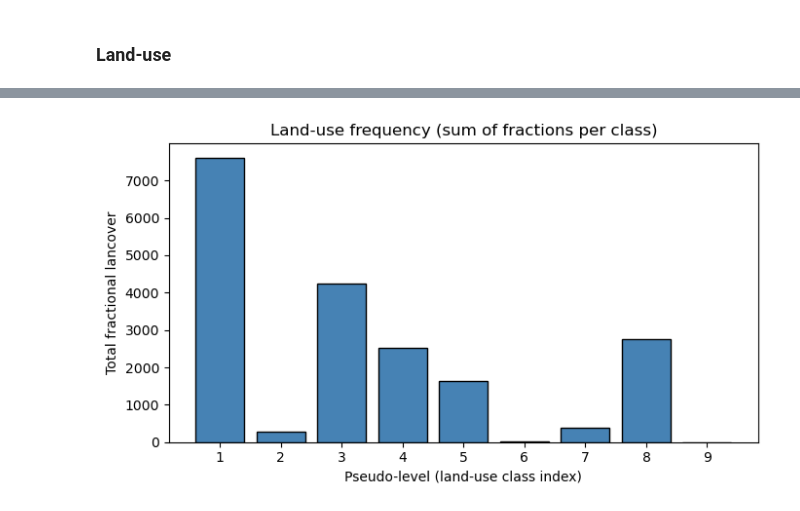
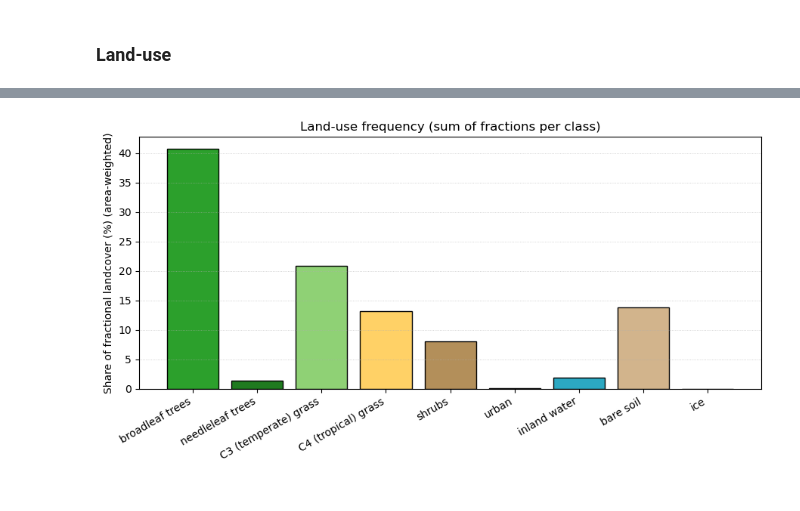
Before and after one commit to GATES-Lab/GATES_LPDM_emulator, a Jupyter notebook: vis/characterisation_jeff.ipynb, the cells around one changed output, grey strips where cells are left out. Saved outputs shown, nothing was run; the diff lists cells and outputs as text; code cells hidden in the pictures.

Commit message:
In land use chart, use Elena's land-use labels, use nice colurs, add area weighting and percentages

```diff
--- a/vis/characterisation_jeff.ipynb
+++ b/vis/characterisation_jeff.ipynb
@@ -641,7 +545,0 @@ def plot_landuse_frequency(
-# %%
-fig, ax, freq = plot_landuse_frequency(data,
-                                       #outfile="landuse_frequency.png"   # optional; omit to only display
-                                       #log_y = True
-                                       )
-# %% [output]
-[figure, removed]
@@ -647,0 +686,6 @@ fig, ax, freq = plot_landuse_frequency(data,
+# %%
+fig, ax, freq = plot_landuse_frequency(data,
+                                        area_weighted=True,
+                                       )
+# %% [output]
+[figure, added]
```
Also changed, not shown: parts of 4 cells of this notebook.
